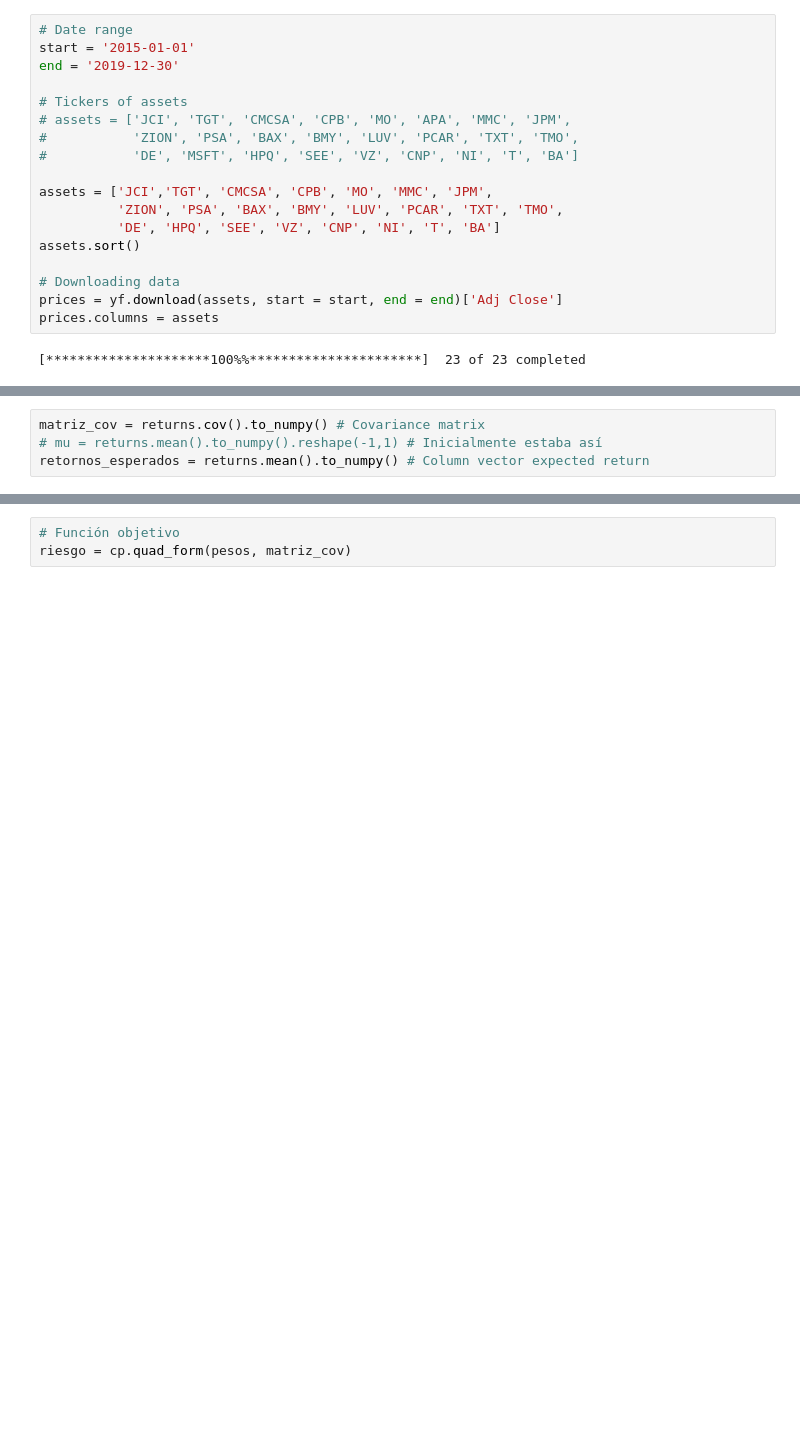
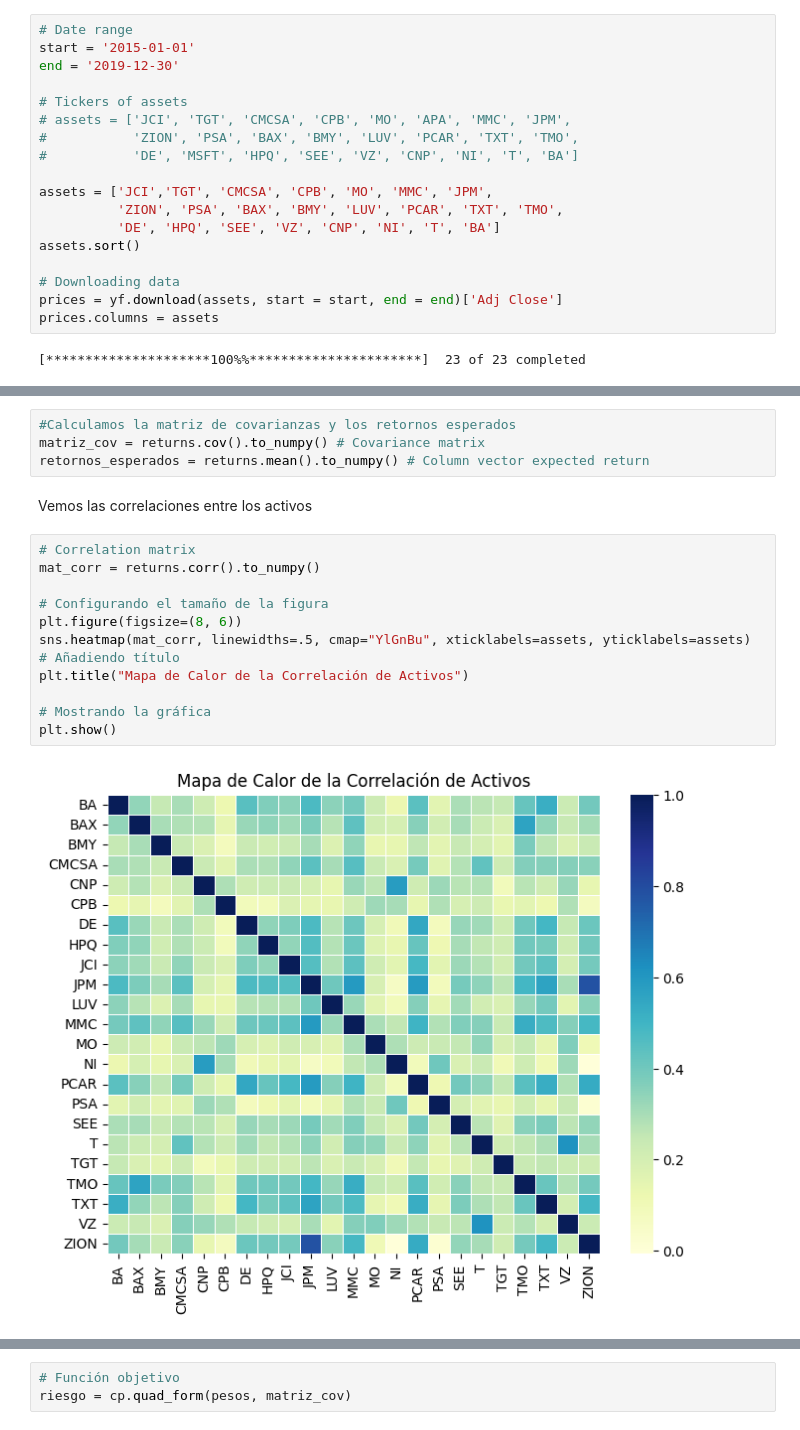
Before and after one commit to alfonso-santos/microcredencial-carteras-python-2023, a Jupyter notebook: Tema_3_Optimizacion_Intro/src/ejemplos-intermedios-optimizacion.ipynb, the cells around one changed output, grey strips where cells are left out. Cells and saved outputs as stored; diff of their text form; blank space fills up the shorter version.

```diff
--- a/Tema_3_Optimizacion_Intro/src/ejemplos-intermedios-optimizacion.ipynb
+++ b/Tema_3_Optimizacion_Intro/src/ejemplos-intermedios-optimizacion.ipynb
@@ -48,4 +48,20 @@ returns
 # %%
+#Calculamos la matriz de covarianzas y los retornos esperados
 matriz_cov = returns.cov().to_numpy() # Covariance matrix
-# mu = returns.mean().to_numpy().reshape(-1,1) # Inicialmente estaba así
 retornos_esperados = returns.mean().to_numpy() # Column vector expected return
+# %% [markdown]
+Vemos las correlaciones entre los activos
+# %%
+# Correlation matrix
+mat_corr = returns.corr().to_numpy()
+
+# Configurando el tamaño de la figura
+plt.figure(figsize=(8, 6))
+sns.heatmap(mat_corr, linewidths=.5, cmap="YlGnBu", xticklabels=assets, yticklabels=assets)
+# Añadiendo título
+plt.title("Mapa de Calor de la Correlación de Activos")
+
+# Mostrando la gráfica
+plt.show()
+# %% [output]
+[figure, added]
```
Also changed, not shown: parts of 59 cells of this notebook, 4 other files.
